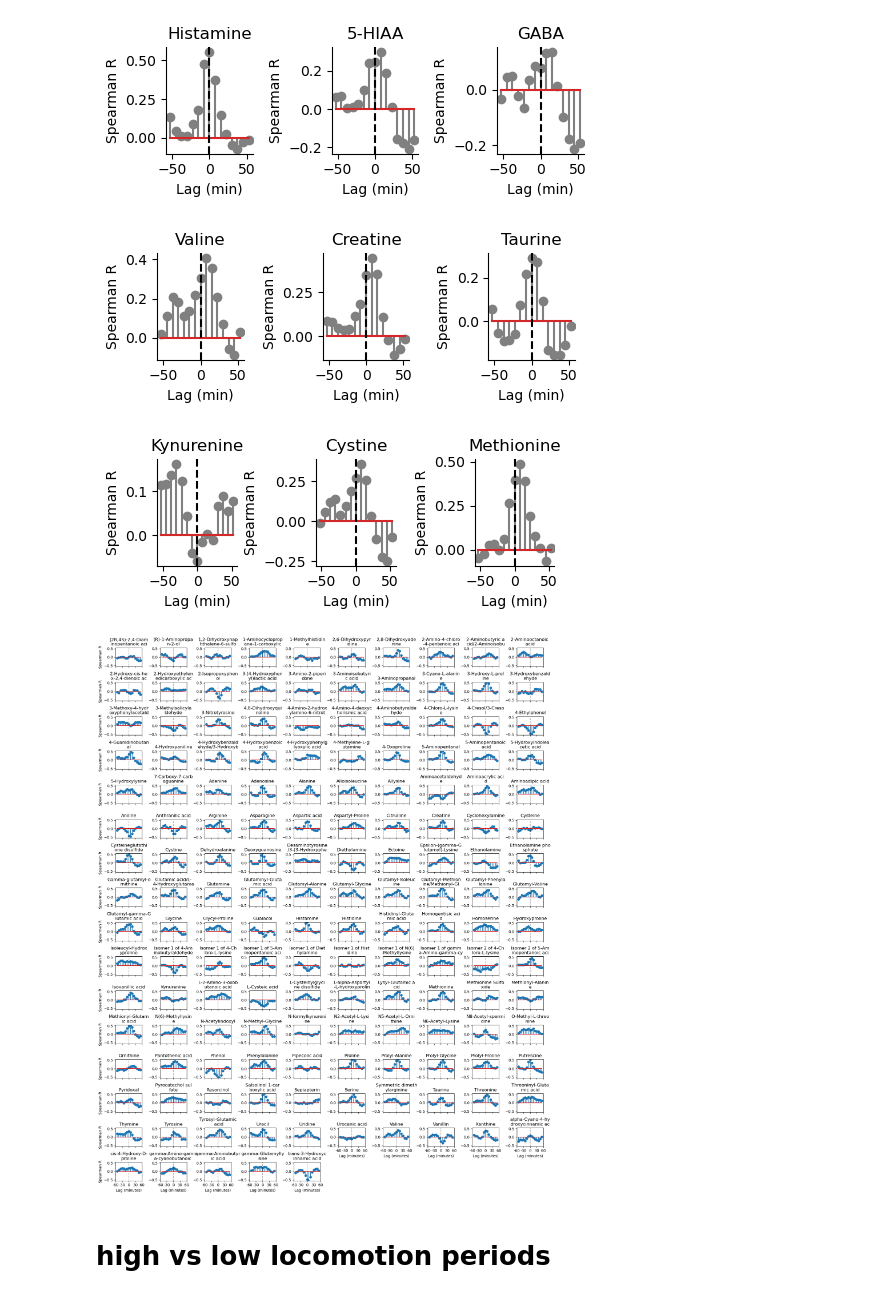
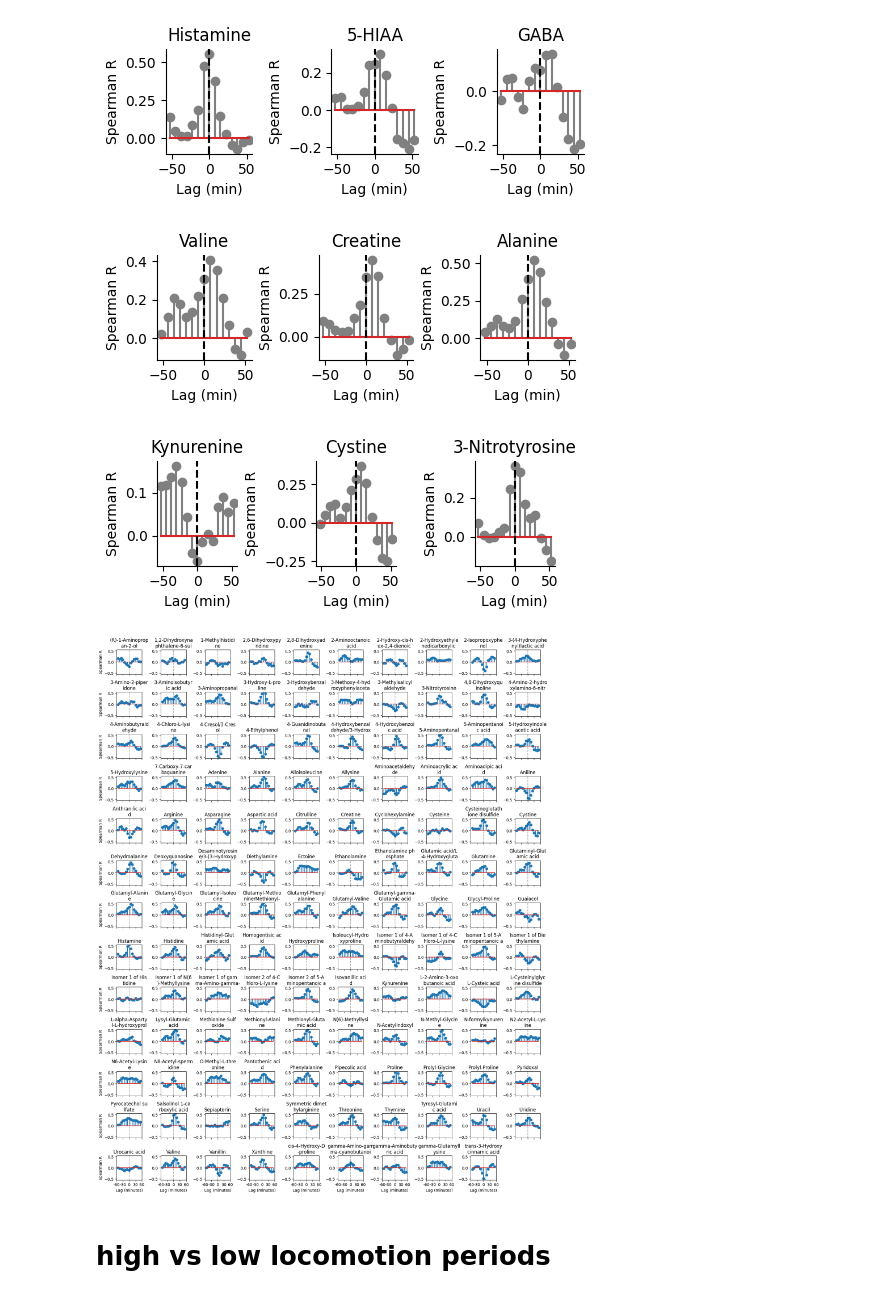
Before and after one commit to michnard/Microdialysis_Paper, a Jupyter notebook: scripts/analyses/Fig2.ipynb, the cells around one changed output. Cells and saved outputs as stored; diff of their text form; code cells hidden in the pictures.

```diff
--- a/scripts/analyses/Fig2.ipynb
+++ b/scripts/analyses/Fig2.ipynb
@@ -20,8 +20,8 @@ y2a = horm_beh['y2a']
 y3 = horm_beh['y3']
 common_comps = horm_beh['common_comps']
 # %%
-# robust z-score for each individual animal first
-def robust_zscore(data, axis=0, log_transform=False, exclude_outliers=False, z_transform=True):
+# robust z-score each compound within individual animal first
+def robust_zscore(data, axis=0, log_transform=False, z_transform=True):
     if log_transform:
         data = np.log(data)
     median = np.nanmedian(data, axis=axis)
@@ -30,8 +30,6 @@ def robust_zscore(data, axis=0, log_transform=False, exclude_outliers=False, z_t
         zscore = (data - median) / mad
     else:
         zscore = data - median
-    if exclude_outliers:
-        zscore[np.abs(zscore) > 3] = np.nan
     return zscore
 
 X1 = robust_zscore(np.concatenate([X1m, X1a], axis=0), log_transform=False)
@@ -178,13 +178,13 @@ plt.subplot(132)
 creatine_idx = common_comps.index('Creatine')
 plot_ccf(creatine_idx)
 plt.subplot(133)
-taurine_idx = common_comps.index('Taurine')
-plot_ccf(taurine_idx)
+ala_idx = common_comps.index('Alanine')
+plot_ccf(ala_idx)
 plt.tight_layout()
-plt.savefig(figure_dir+'val_cre_taur_ccf.pdf', dpi=300)
+plt.savefig(figure_dir+'val_cre_ala_ccf.pdf', dpi=300)
 plt.show()
 # %% [output]
-[figure, old version]
+[figure, new version]
 # %%
 # n formyl kynurenine, cystine, methionine
 plt.figure(figsize=(5, 2))
@@ -195,13 +195,13 @@ plt.subplot(132)
 cystine_idx = common_comps.index('Cystine')
 plot_ccf(cystine_idx)
 plt.subplot(133)
-methionine_idx = common_comps.index('Methionine')
-plot_ccf(methionine_idx)
+nt_idx = common_comps.index('3-Nitrotyrosine')
+plot_ccf(nt_idx)
 plt.tight_layout()
-plt.savefig(figure_dir+'kynurenine_cystine_methionine_ccf.pdf', dpi=300)
+plt.savefig(figure_dir+'kynurenine_cystine_3NT_ccf.pdf', dpi=300)
 plt.show()
 # %% [output]
-[figure, old version]
+[figure, new version]
 # %%
 # compute all ccgs
 all_ccgs = {}
@@ -210,30 +210,30 @@ for i, comp in enumerate(common_comps):
     all_ccgs[comp] = (lags, rs)
 # %%
 # plot all the spearman cross-correlations
-plt.figure(figsize=(17  , 21))
+plt.figure(figsize=(16  , 20))
 for i, comp in enumerate(common_comps):
-    plt.subplot(16, 10, i+1)
+    plt.subplot(13, 10, i+1)
     lags, rs = all_ccgs[comp]
     plt.stem(lags, rs)
     plt.xticks(np.arange(-8, 9, 4), labels=[])
     # plt.xlabel('Lag (minutes)')
-    if i > 144:
+    if i > 119:
         plt.xlabel('Lag (minutes)')
         plt.xticks(np.arange(-8, 9, 4), labels=[-60, -30, 0, 30, 60])
 
     if i % 10 == 0:
         plt.ylabel('Spearman R')
-    if len(comp) > 16:
-        plt.title(comp[:16] + '\n' + comp[16:32])
+    if len(comp) > 15:
+        plt.title(comp[:15] + '\n' + comp[15:30])
     else:
         plt.title(comp)
     plt.ylim(-0.55, 0.55)
     plt.axvline(0, color='k', linestyle='--',alpha=0.3)
 plt.tight_layout()
 plt.savefig(figure_dir+'all_compound_speed_ccf.svg',dpi=300)
 plt.show()
 # %% [output]
-[figure, old version]
+[figure, new version]
 # %% [markdown]
 # high vs low locomotion periods
 # %%
```
Also changed, not shown: parts of 6 cells of this notebook, 25 other files.
